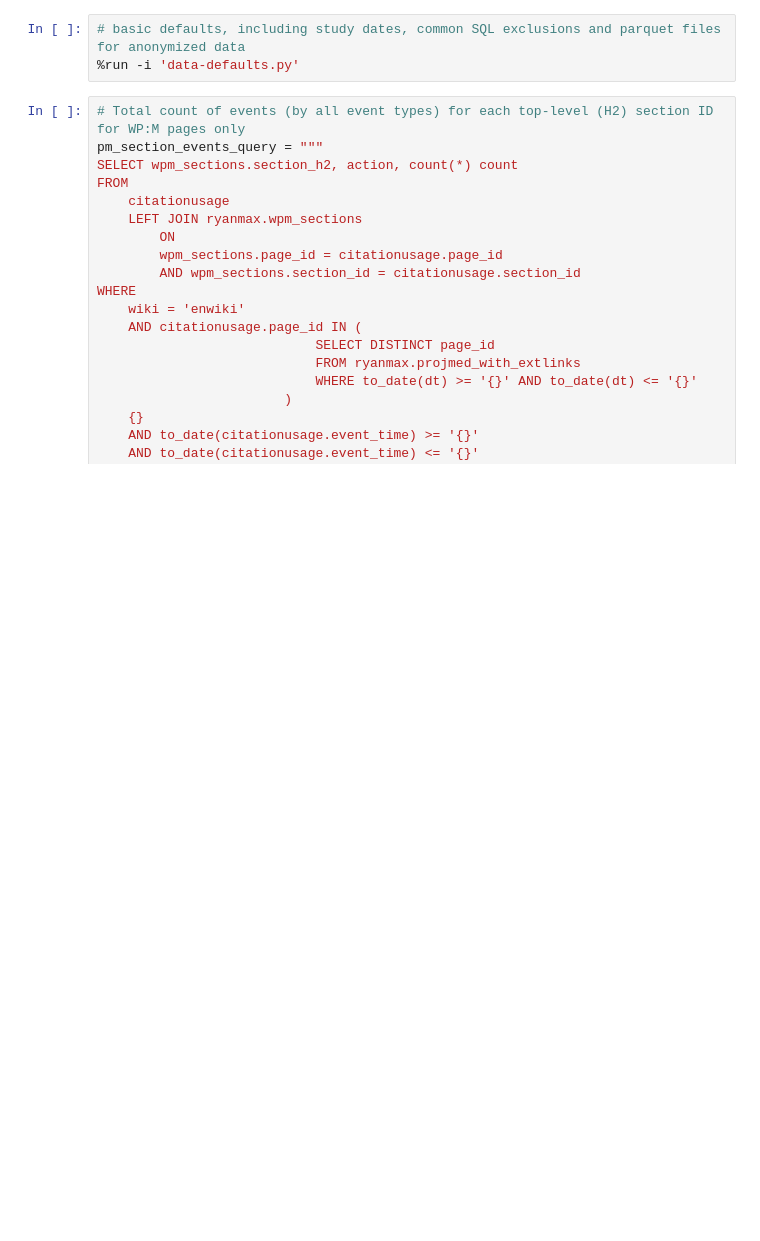
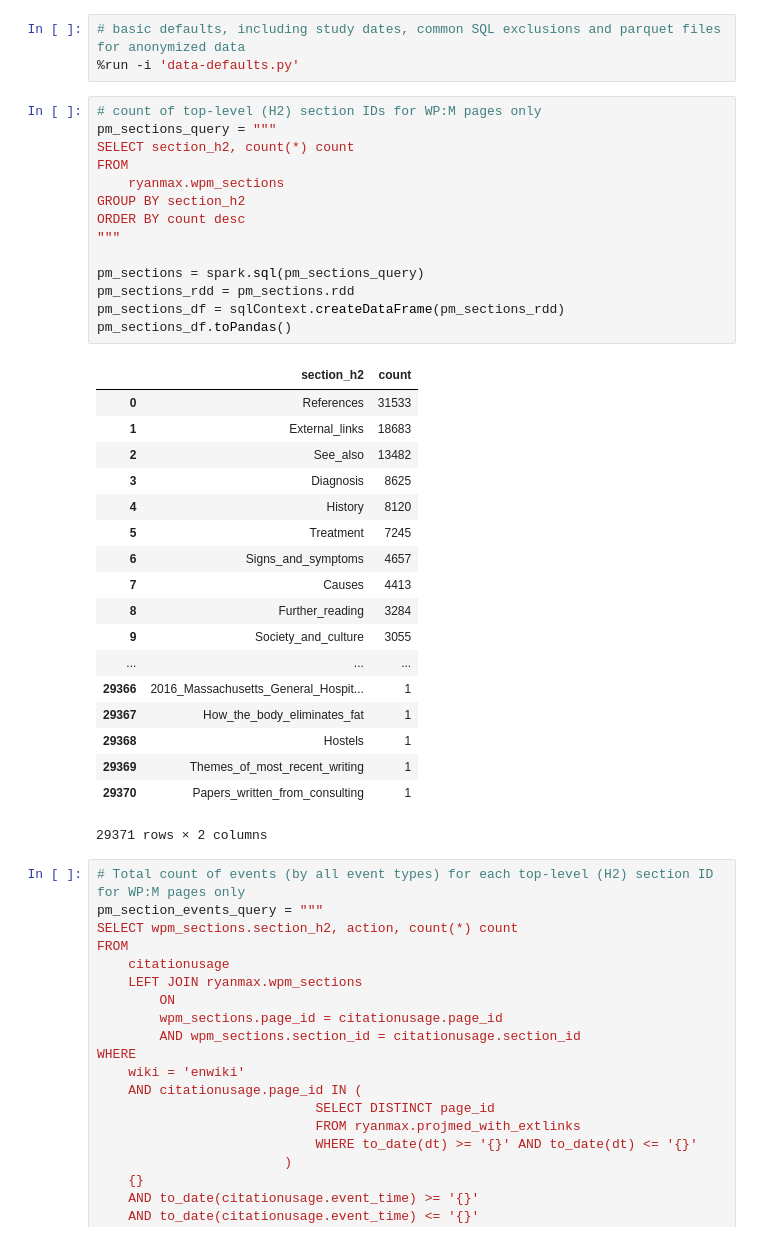
Before and after one commit to elifesciences-publications/wiki-citation-usage, a Jupyter notebook: section_ids-anonymizedData.ipynb, the cells around one changed output. Cells and saved outputs as stored; diff of their text form; blank space fills up the shorter version.

Commit message:
add count of top-level (H2) section IDs for WP:M pages

```diff
--- a/section_ids-anonymizedData.ipynb
+++ b/section_ids-anonymizedData.ipynb
@@ -12,6 +12,39 @@ See [section-extraction.ipynb](section-extraction.ipynb) for extraction details
 # %%
 # basic defaults, including study dates, common SQL exclusions and parquet files for anonymized data
 %run -i 'data-defaults.py'
+# %%
+# count of top-level (H2) section IDs for WP:M pages only
+pm_sections_query = """
+SELECT section_h2, count(*) count
+FROM
+    ryanmax.wpm_sections
+GROUP BY section_h2
+ORDER BY count desc
+"""
+
+pm_sections = spark.sql(pm_sections_query)
+pm_sections_rdd = pm_sections.rdd
+pm_sections_df = sqlContext.createDataFrame(pm_sections_rdd)
+pm_sections_df.toPandas()
+# %% [output]
+|  | section_h2 | count |
+| 0 | References | 31533 |
+| 1 | External_links | 18683 |
+| 2 | See_also | 13482 |
+| 3 | Diagnosis | 8625 |
+| 4 | History | 8120 |
+| 5 | Treatment | 7245 |
+| 6 | Signs_and_symptoms | 4657 |
+| 7 | Causes | 4413 |
+| 8 | Further_reading | 3284 |
+| 9 | Society_and_culture | 3055 |
+| ... | ... | ... |
+| 29366 | 2016_Massachusetts_General_Hospit... | 1 |
+| 29367 | How_the_body_eliminates_fat | 1 |
+| 29368 | Hostels | 1 |
+| 29369 | Themes_of_most_recent_writing | 1 |
+| 29370 | Papers_written_from_consulting | 1 |
+29371 rows × 2 columns
 # %%
 # Total count of events (by all event types) for each top-level (H2) section ID for WP:M pages only
 pm_section_events_query = """
```
